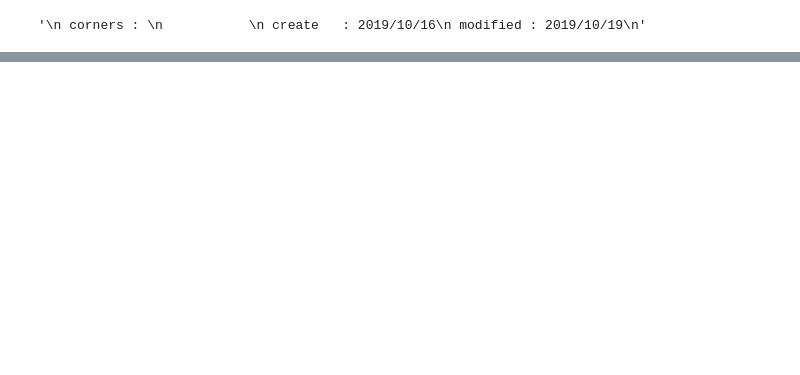
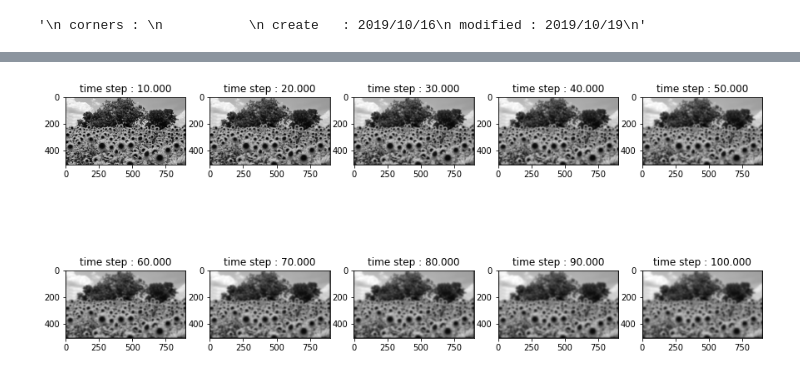
Before and after one commit to happyhyowon/assignment, a Jupyter notebook: vision/assignment2/heatImage.ipynb, the cells around one changed output, grey strips where cells are left out. Drawn from its saved outputs; the diff is of its cells as text; code cells hidden in the pictures; blank space fills up the shorter version.

```diff
--- a/vision/assignment2/heatImage.ipynb
+++ b/vision/assignment2/heatImage.ipynb
@@ -247,0 +52,11 @@ for g in range(18):
+# %%
+def filterImg(img, fil):
+    """
+        Paramters:
+            1. img : input image
+            2. fil : filter
+
+        Return:
+            1. the filtered image
+    """
+    return conv2d(img.copy(), fil, padding="same")
@@ -247,0 +71,17 @@ for g in range(18):
+# %%
+laplacian = np.array([[0, 1, 0], [1, -4, 1], [0, 1, 0]])
+result = img.copy()
+
+fig = plt.figure(figsize= (15,7))
+dt = 0.2
+plt_idx = 1
+for step in range(1, 101):
+    result = result + dt*filterImg(result, laplacian)
+
+    if step % 10 == 0:
+        ax = fig.add_subplot(2, 5, plt_idx)
+        ax.imshow(result, cmap='gray')
+        ax.set_title("time step : %.3f" % (step))
+        plt_idx = plt_idx + 1
+# %% [output]
+[figure, added]
```
Also changed, not shown: parts of 4 cells of this notebook, 1 other file.
